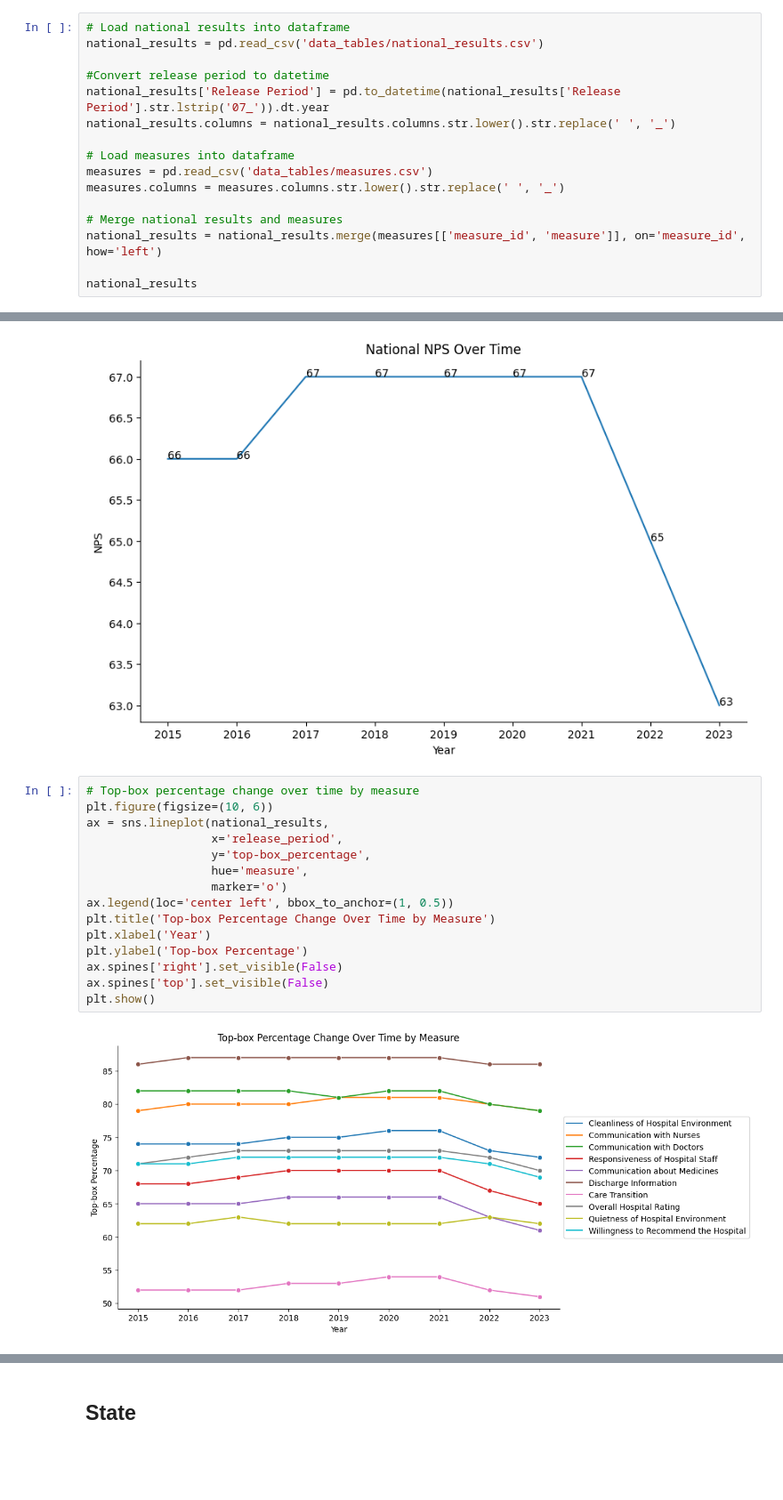
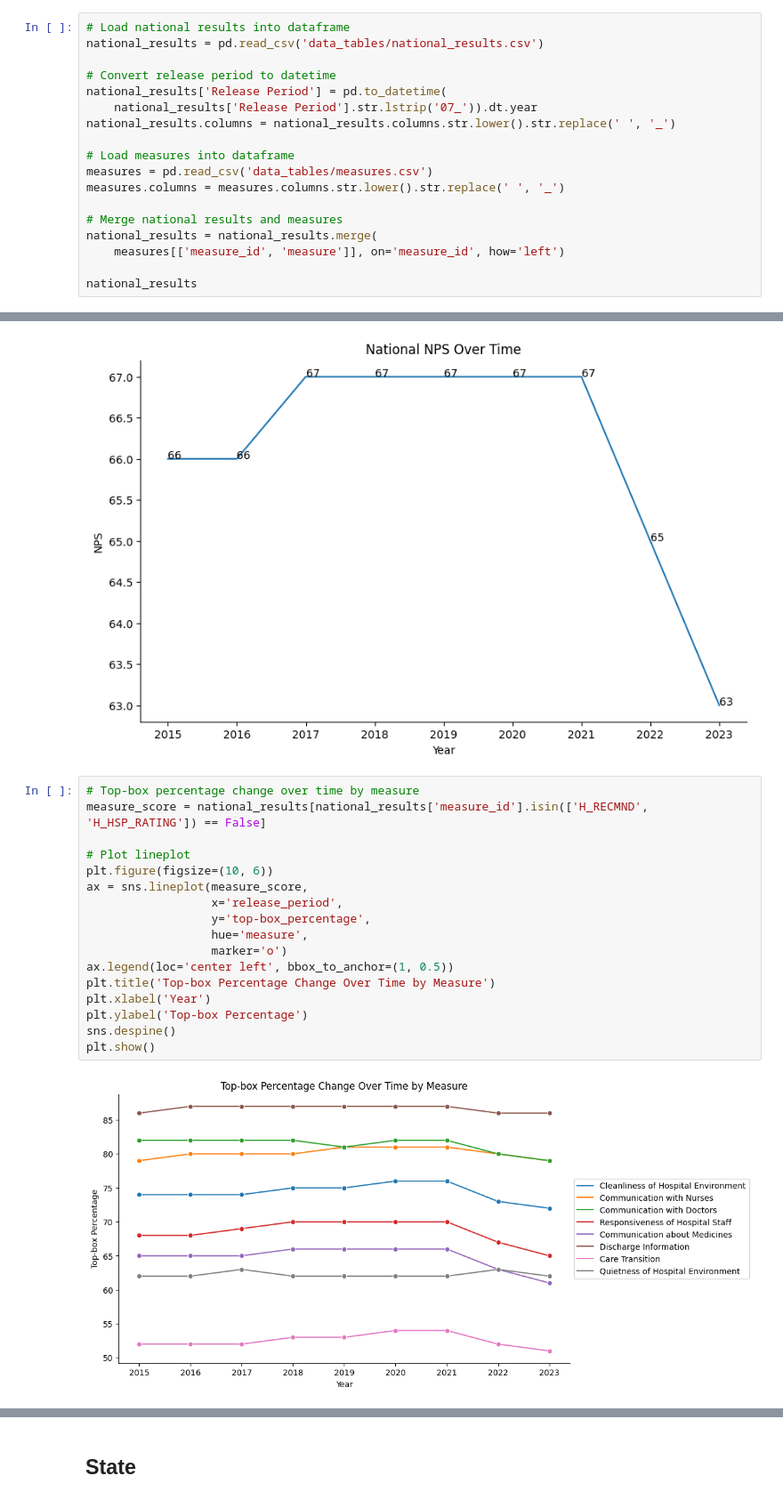
Before and after one commit to andyguo0228/maven_healthcare, a Jupyter notebook: maven_health.ipynb, the cells around one changed output, grey strips where cells are left out. Shown: that part at 89% size. Cells and saved outputs as stored; diff of their text form; blank space fills up the shorter version.

Commit message:
fix plots

```diff
--- a/maven_health.ipynb
+++ b/maven_health.ipynb
@@ -37,8 +37,9 @@ import plotly.graph_objects as go
 # Load national results into dataframe
 national_results = pd.read_csv('data_tables/national_results.csv')
 
-#Convert release period to datetime
-national_results['Release Period'] = pd.to_datetime(national_results['Release Period'].str.lstrip('07_')).dt.year
+# Convert release period to datetime
+national_results['Release Period'] = pd.to_datetime(
+    national_results['Release Period'].str.lstrip('07_')).dt.year
 national_results.columns = national_results.columns.str.lower().str.replace(' ', '_')
 
 # Load measures into dataframe
@@ -46,7 +47,8 @@ measures = pd.read_csv('data_tables/measures.csv')
 measures.columns = measures.columns.str.lower().str.replace(' ', '_')
 
 # Merge national results and measures
-national_results = national_results.merge(measures[['measure_id', 'measure']], on='measure_id', how='left')
+national_results = national_results.merge(
+    measures[['measure_id', 'measure']], on='measure_id', how='left')
 
 national_results
 # %% [output]
@@ -160,21 +164,23 @@ plt.show()
 [figure]
 # %%
 # Top-box percentage change over time by measure
+measure_score = national_results[national_results['measure_id'].isin(['H_RECMND', 'H_HSP_RATING']) == False]
+
+# Plot lineplot
 plt.figure(figsize=(10, 6))
-ax = sns.lineplot(national_results,
+ax = sns.lineplot(measure_score,
                   x='release_period',
                   y='top-box_percentage',
                   hue='measure',
                   marker='o')
 ax.legend(loc='center left', bbox_to_anchor=(1, 0.5))
 plt.title('Top-box Percentage Change Over Time by Measure')
 plt.xlabel('Year')
 plt.ylabel('Top-box Percentage')
-ax.spines['right'].set_visible(False)
-ax.spines['top'].set_visible(False)
+sns.despine()
 plt.show()
 # %% [output]
-[figure, old version]
+[figure, new version]
 # %%
 # Average bottom, middle, top box percetage of each measure
 national_percentage = national_results[national_results['measure_id'].isin(['H_RECMND', 'H_HSP_RATING']) == False].drop(
```
Also changed, not shown: parts of 7 cells of this notebook, 1 other file.
